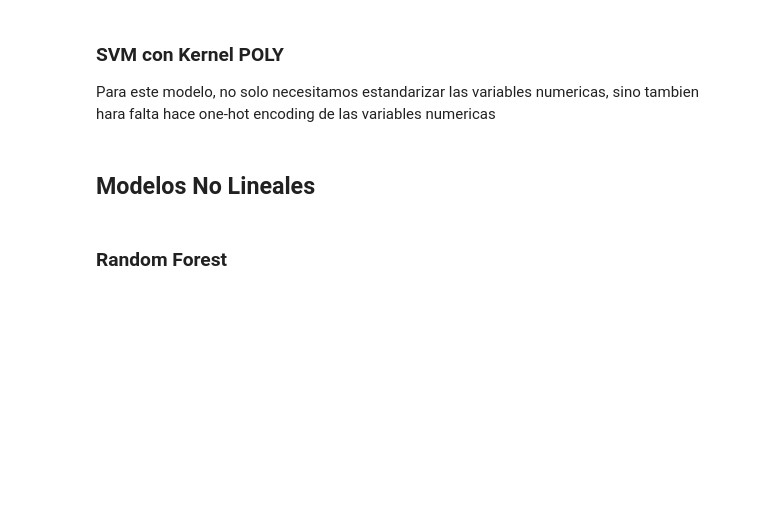
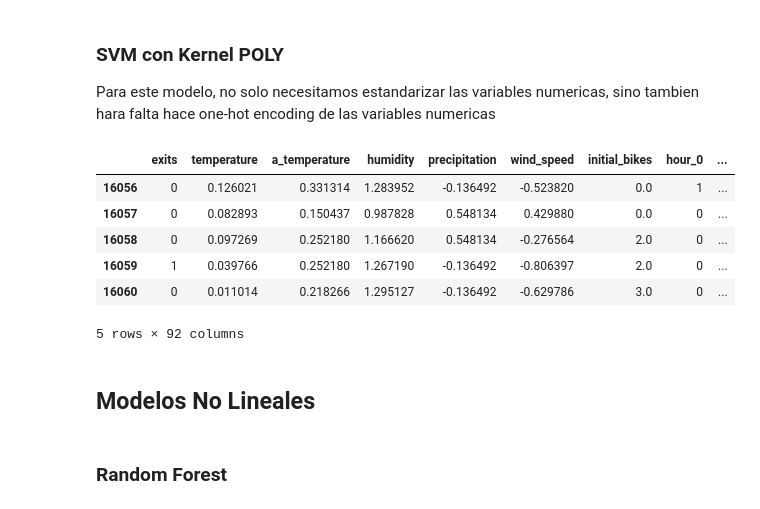
Before and after one commit to nicollorens12/BicingEstimator, a Jupyter notebook: notebook.ipynb, the cells around one changed output. Drawn from its saved outputs; the diff is of its cells as text; code cells hidden in the pictures; blank space fills up the shorter version.

```diff
--- a/notebook.ipynb
+++ b/notebook.ipynb
@@ -404,12 +410,31 @@ plt.show();
 Para este modelo, no solo necesitamos estandarizar las variables numericas, sino tambien hara falta hace one-hot encoding de las variables numericas
 # %%
 # Select the categorical variables for one-hot encoding
-categorical_vars_selected = ["hour", "day", "month", "year", "week_day", "working_day", "class_day", "demand_satisfied","demand_satisfied_lag"]
+categorical_vars_selected = ["hour", "day", "month", "year", "week_day", "working_day", "class_day","demand_satisfied_lag"]
 
 # Perform one-hot encoding on the selected categorical variables
-filtered_data_normalized_one = pd.get_dummies(filtered_data_normalized, columns=categorical_vars_selected)
+filtered_data_one = pd.get_dummies(filtered_data, columns=categorical_vars_selected)
 
-filtered_data_normalized_one.head()
+X = filtered_data_one.drop(['exits', 'demand_satisfied'], axis=1)
+y = filtered_data_one['exits']
+
+split_index = int(len(X) - 24)
+
+X_train = X.iloc[:split_index]
+X_test = X.iloc[split_index:]
+y_train = y.iloc[:split_index]
+y_test = y.iloc[split_index:]
+
+X_train[numeric_vars_without_exits] = scaler.fit_transform(X_train[numeric_vars_without_exits])
+X_test[numeric_vars_without_exits] = scaler.transform(X_test[numeric_vars_without_exits])
+# %% [output]
+|  | exits | temperature | a_temperature | humidity | precipitation | wind_speed | initial_bikes | hour_0 | ... |
+| 16056 | 0 | 0.126021 | 0.331314 | 1.283952 | -0.136492 | -0.523820 | 0.0 | 1 | ... |
+| 16057 | 0 | 0.082893 | 0.150437 | 0.987828 | 0.548134 | 0.429880 | 0.0 | 0 | ... |
+| 16058 | 0 | 0.097269 | 0.252180 | 1.166620 | 0.548134 | -0.276564 | 2.0 | 0 | ... |
+| 16059 | 1 | 0.039766 | 0.252180 | 1.267190 | -0.136492 | -0.806397 | 2.0 | 0 | ... |
+| 16060 | 0 | 0.011014 | 0.218266 | 1.295127 | -0.136492 | -0.629786 | 3.0 | 0 | ... |
+5 rows × 92 columns
 # %%
 # Define the parameter search space for SVM with polynomial kernel
 param_space_svm_poly = {
```
Also changed, not shown: parts of 19 cells of this notebook.
